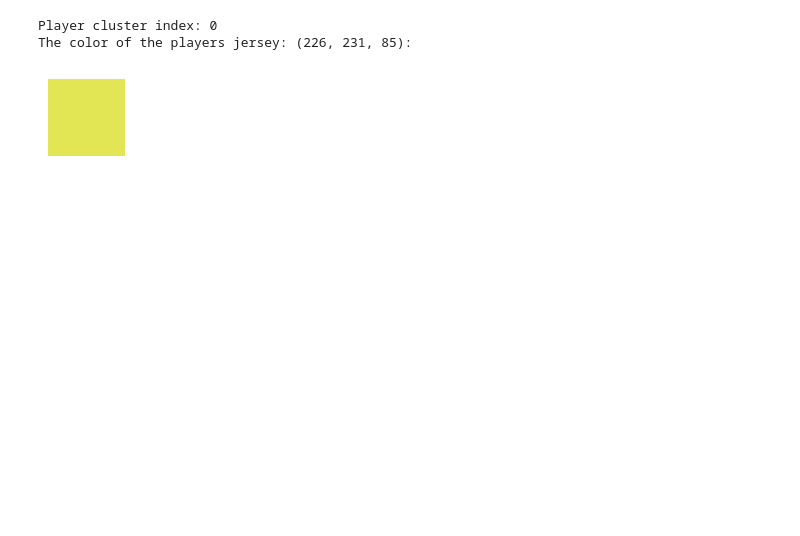
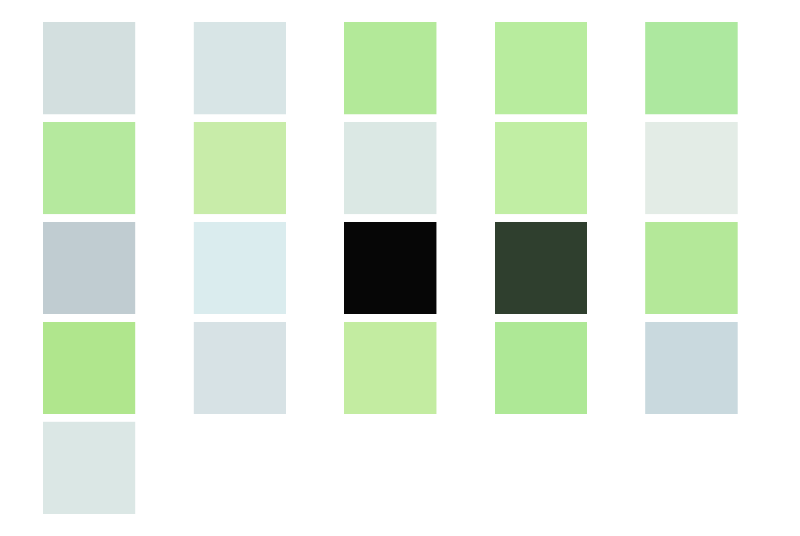
Before and after one commit to mradovic38/football_analysis, a Jupyter notebook: analysis/color_clustering.ipynb, the cells around one changed output. Drawn from its saved outputs; the diff is of its cells as text; code cells hidden in the pictures; blank space fills up the shorter version.

```diff
--- a/analysis/color_clustering.ipynb
+++ b/analysis/color_clustering.ipynb
@@ -49,22 +136,0 @@ Distinguish Player Cluster from Background
-# %%
-# Most frequent cluster of the corners should be the background cluster
-corners = [cluster_img[0, 0], cluster_img[0, -1], cluster_img[-1, 0], cluster_img[-1, -1]]
-bg_cluster = max(set(corners), key=corners.count)
-
-# The other cluster is a player cluster
-player_cluster = 1-bg_cluster
-
-print(f'Player cluster index: {player_cluster}')
-
-jersey_color = kmeans.cluster_centers_[player_cluster]
-
-print(f'The color of the players jersey: ({ ", ".join([str(round(x)) for x in jersey_color])}): ')
-
-plt.figure(figsize=(1,1))
-plt.imshow([[tuple([x / 255. for x in jersey_color])]])
-plt.axis(False)
-plt.show()
-# %% [output]
-Player cluster index: 0
-The color of the players jersey: (226, 231, 85):
-[figure, removed]
@@ -70,0 +206,8 @@ The color of the players jersey: (226, 231, 85):
+# %%
+player_kmeans = KMeans(n_clusters=2, init='k-means++', n_init=10, random_state=42)
+
+clustered_player_imgs = clustering(player_kmeans, masked_player_imgs)
+
+plot_images(clustered_player_imgs, bgr=False)
+# %% [output]
+[figure, added]
```
Also changed, not shown: parts of 20 cells of this notebook, 7 other files.
